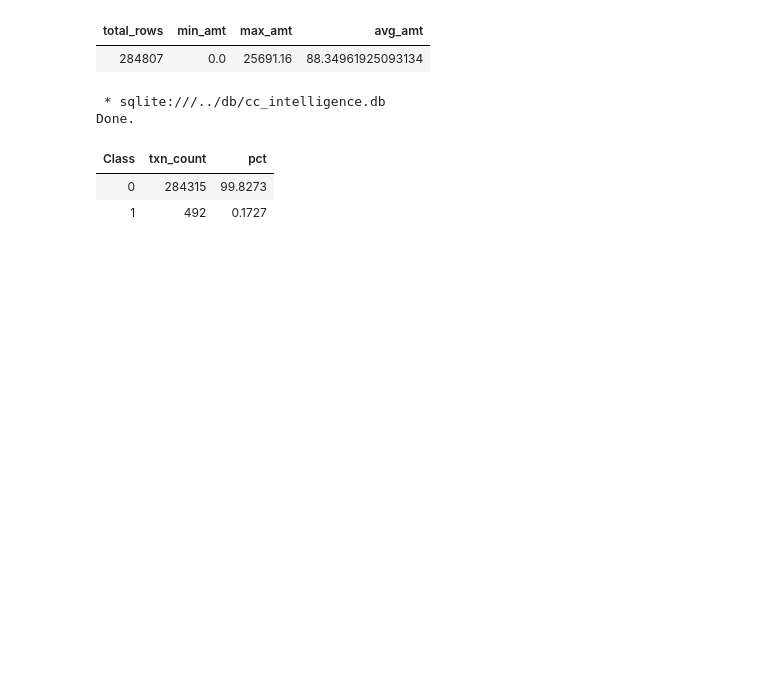
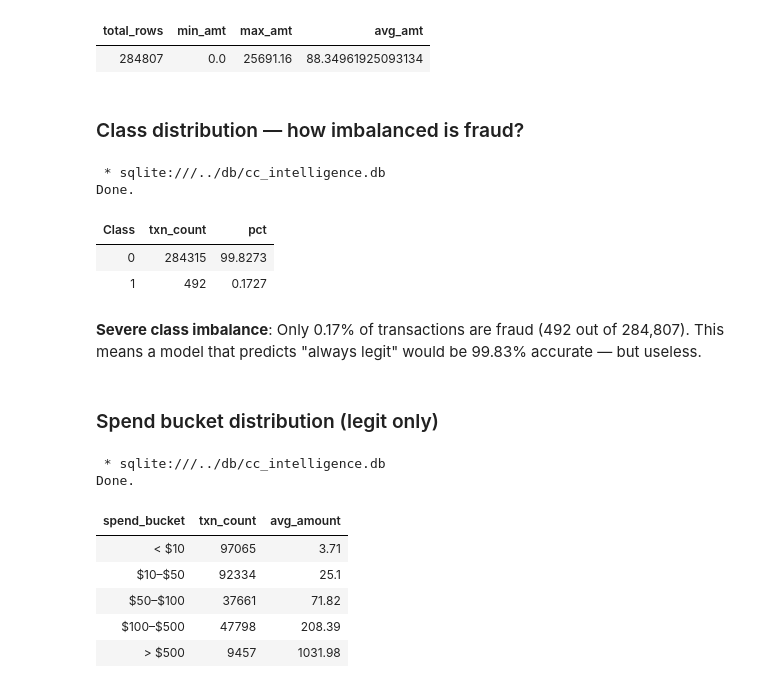
Before and after one commit to abhishiron/credit_card_intelligence, a Jupyter notebook: notebooks/phase1_eda.ipynb, the cells around one changed output. Saved outputs shown, nothing was run; the diff lists cells and outputs as text; code cells hidden in the pictures; blank space fills up the shorter version.

```diff
--- a/notebooks/phase1_eda.ipynb
+++ b/notebooks/phase1_eda.ipynb
@@ -105,6 +108,8 @@ FROM transactions;
 Done.
 | total_rows | min_amt | max_amt | avg_amt |
 | 284807 | 0.0 | 25691.16 | 88.34961925093134 |
+# %% [markdown]
+### Class distribution — how imbalanced is fraud?
 # %%
 %%sql
 SELECT
@@ -119,3 +124,33 @@ Done.
 | Class | txn_count | pct |
 | 0 | 284315 | 99.8273 |
 | 1 | 492 | 0.1727 |
+# %% [markdown]
+**Severe class imbalance**: Only 0.17% of transactions are fraud (492 out of 284,807).
+   This means a model that predicts "always legit" would be 99.83% accurate — but useless.
+# %% [markdown]
+### Spend bucket distribution (legit only)
+# %%
+%%sql
+SELECT
+    CASE
+        WHEN Amount < 10    THEN '< $10'
+        WHEN Amount < 50    THEN '$10–$50'
+        WHEN Amount < 100   THEN '$50–$100'
+        WHEN Amount < 500   THEN '$100–$500'
+        ELSE                     '> $500'
+    END AS spend_bucket,
+    COUNT(*) AS txn_count,
+    ROUND(AVG(Amount), 2) AS avg_amount
+FROM transactions
+WHERE Class = 0
+GROUP BY spend_bucket
+ORDER BY MIN(Amount);
+# %% [output]
+ * sqlite:///../db/cc_intelligence.db
+Done.
+| spend_bucket | txn_count | avg_amount |
+| < $10 | 97065 | 3.71 |
+| $10–$50 | 92334 | 25.1 |
+| $50–$100 | 37661 | 71.82 |
+| $100–$500 | 47798 | 208.39 |
+| > $500 | 9457 | 1031.98 |
```
Also changed, not shown: parts of 15 cells of this notebook.
